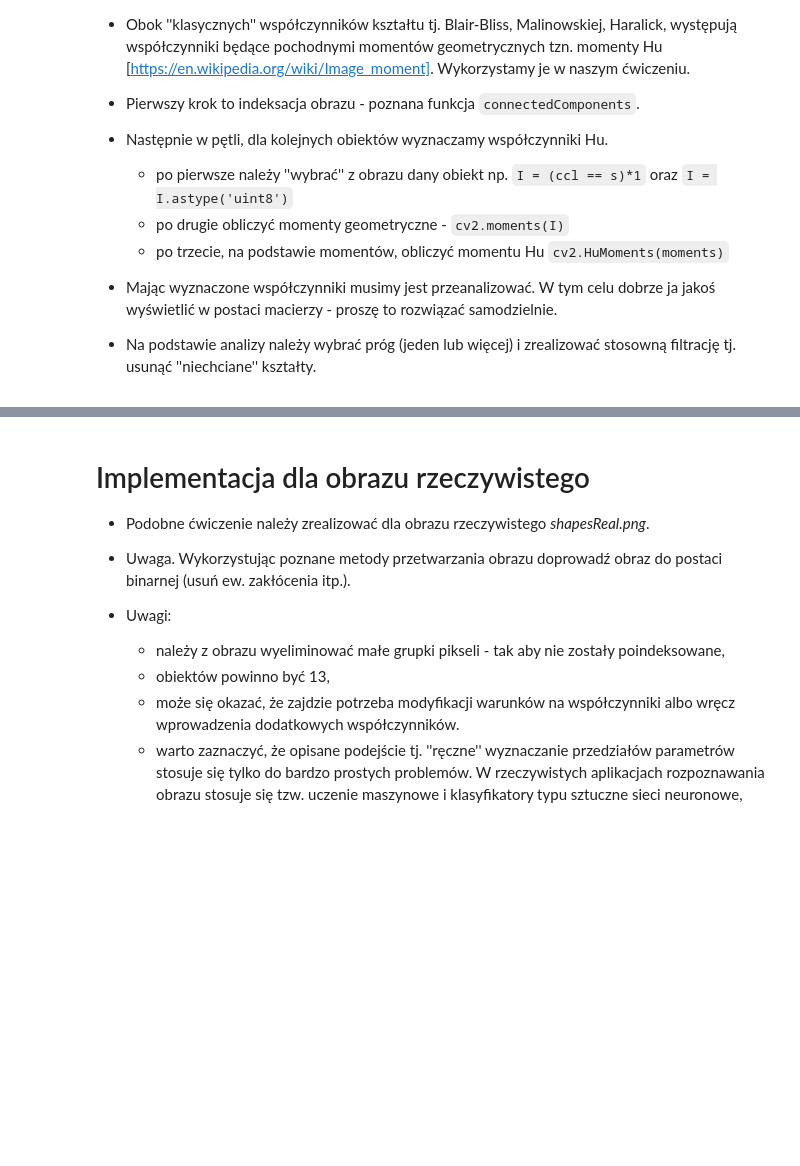
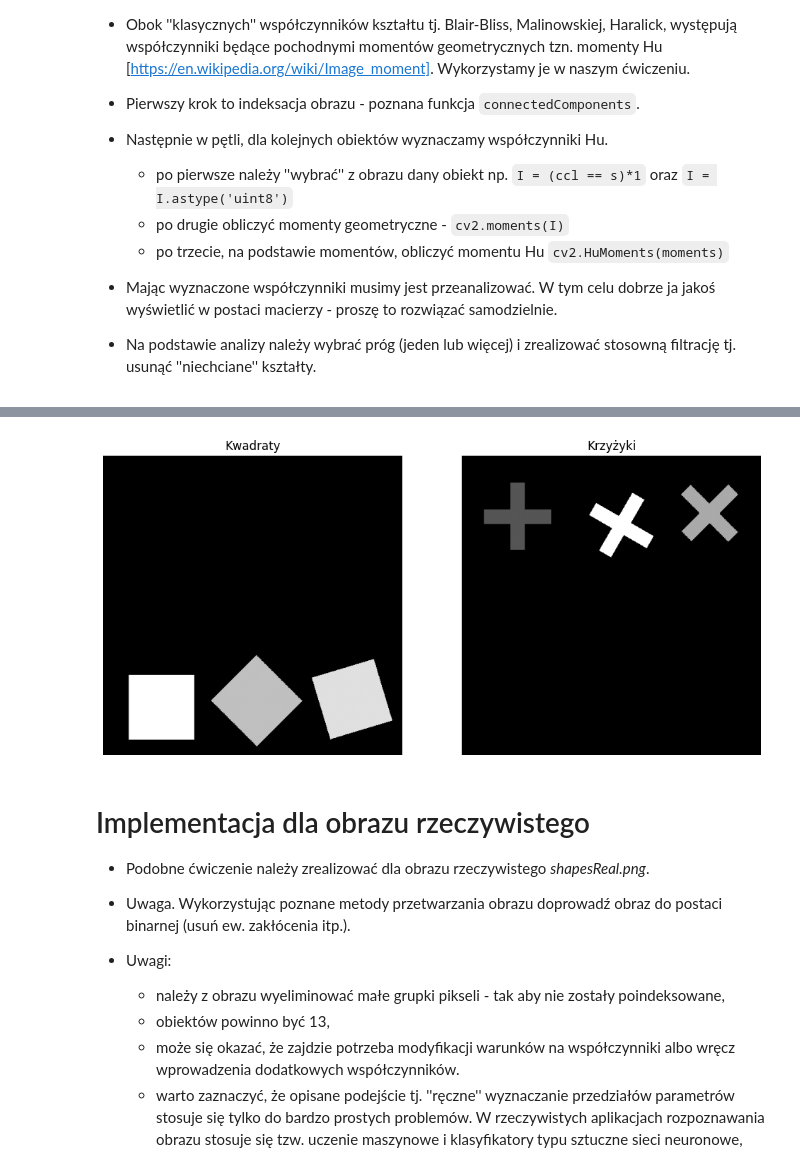
Before and after one commit to DziqG2NK/Przetwarzanie-i-analiza-obraz-w-cyfrowych, a Jupyter notebook: zajecia_6/13_ccl.ipynb, the cells around one changed output, grey strips where cells are left out. Drawn from its saved outputs; the diff is of its cells as text; code cells hidden in the pictures; blank space fills up the shorter version.

```diff
--- a/zajecia_6/13_ccl.ipynb
+++ b/zajecia_6/13_ccl.ipynb
@@ -437,0 +450,13 @@ Wynika z tego konieczność uwzględnienia pewnej tolerancji wartości współcz
+# %%
+all_hu_moments = []
+
+for i in range(1, n):
+    shape = (indexed_shapes == i) * 1
+    shape = shape.astype(np.uint8)
+    moments = cv2.moments(shape)
+    hu_moments = cv2.HuMoments(moments)
+    all_hu_moments.append(hu_moments)
+
+    print(i)
+    print(moments)
+    print(hu_moments)
@@ -438,3 +481,24 @@ Wynika z tego konieczność uwzględnienia pewnej tolerancji wartości współcz
+# %%
+crosses = indexed_shapes.copy()
+
+for i in range(1, n):
+    if all_hu_moments[i - 1][0] < 0.25:
+        crosses[crosses == i] = 0
+
+squares = indexed_shapes.copy()
+
+for i in range(1, n):
+    if all_hu_moments[i - 1][0] < 0.166 or all_hu_moments[i - 1][0] > 0.167:
+        squares[squares == i] = 0
+# %%
+images = {
+    "Kwadraty": squares,
+    "Krzyżyki": crosses
+}
+
+plots(**images)
+# %% [output]
+[figure, added]
 # %% [markdown]
 # Implementacja dla obrazu rzeczywistego
 
```
Also changed, not shown: parts of 9 cells of this notebook.
